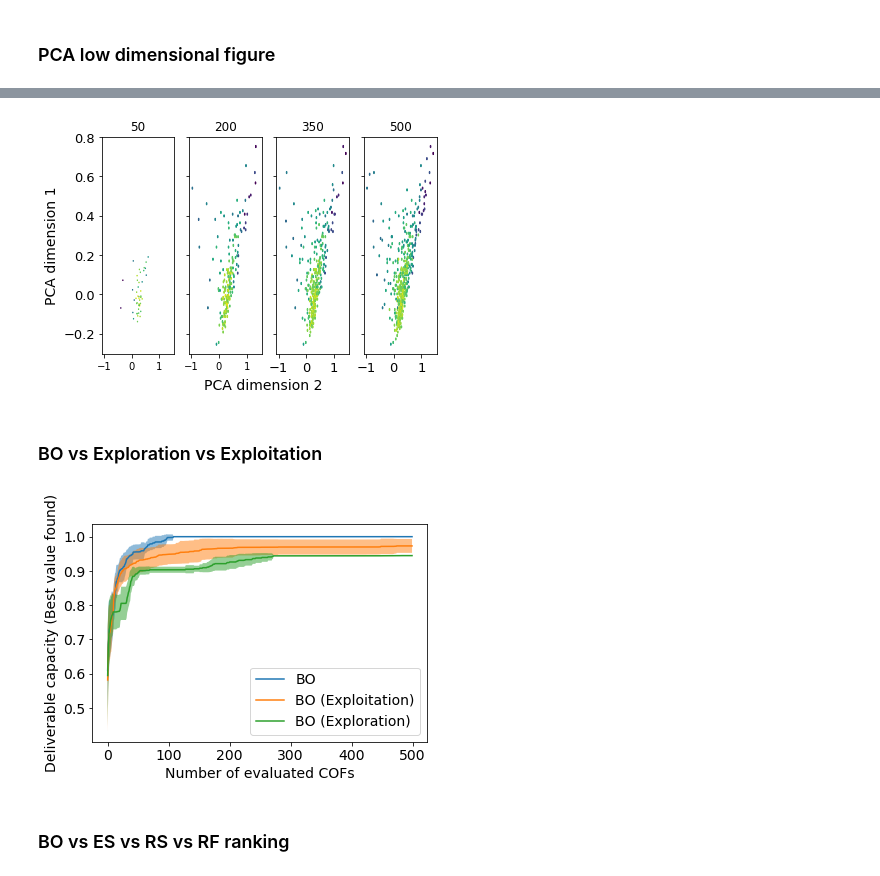
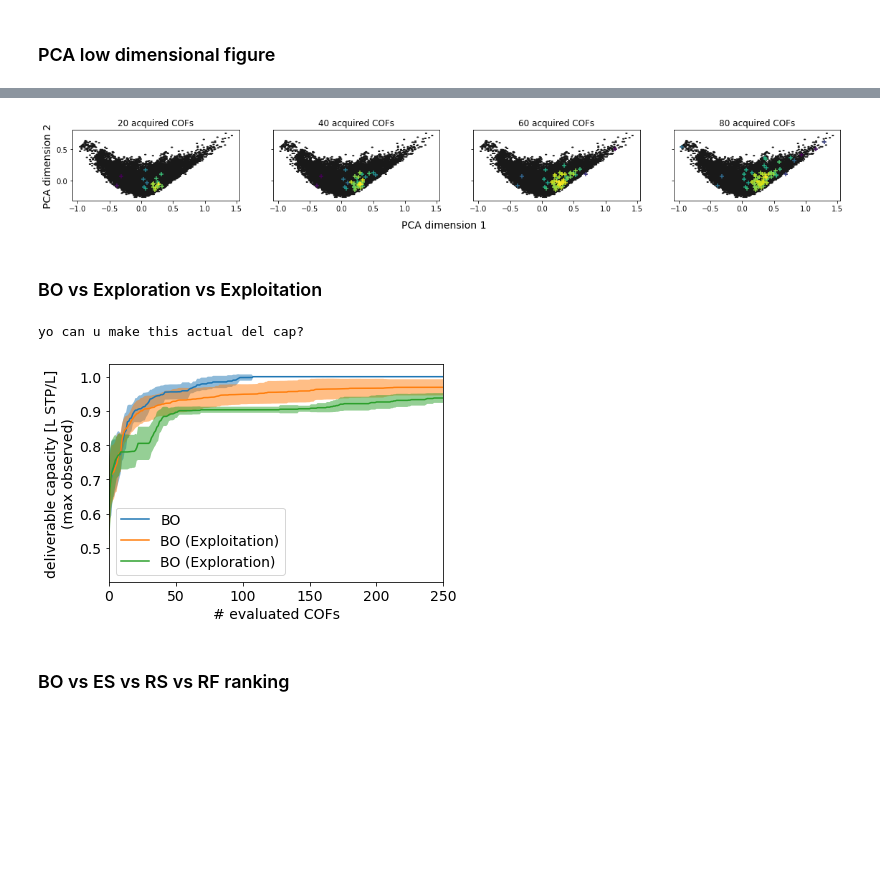
Before and after one commit to aryandeshwal/BO_of_COFs, a Jupyter notebook: COFS_figures.ipynb, the cells around one changed output, grey strips where cells are left out. Cells and saved outputs as stored; diff of their text form; code cells hidden in the pictures; blank space fills up the shorter version.

```diff
--- a/COFS_figures.ipynb
+++ b/COFS_figures.ipynb
@@ -48,33 +60,31 @@ plt.savefig('Hexbin_pca_all_inputs_2dim.pdf')
 # %%
 #low dimensional (PCA) visualization of the points selected by BO
 
 # bo_results.pkl is a torch-compatible dictionary storing BO results
 bo_data = torch.load('bo_results.pkl')
 inputs_selected = bo_data['inputs_selected'][0]
 inputs_selected = pca.transform(inputs_selected) # PCA transform
 bo_outputs = bo_data['outputs'][0]
 #print(len(bo_outputs))
-fig, ax = plt.subplots(1, 4, sharey=True, sharex=True)#, figsize=(14, 4))
-ax[0].hexbin(inputs_selected[:50, 0], inputs_selected[:50, 1], C=bo_outputs[:50])
-ax[0].set_ylabel('PCA dimension 1', fontsize=14)
-ax[0].set_title('50')
-ax[0].tick_params(axis='y', labelsize=13)
+fig, ax = plt.subplots(1, 4, sharey=True, sharex=True, figsize=[3*6.4, 4.8])
+nb_to_show = [20, 40, 60, 80]
+for a in ax:
+    a.set_aspect('equal', 'box')
+    a.hexbin(inputs_low_dim_pca[:, 0], inputs_low_dim_pca[:, 1],C=0.9*np.ones(len(inputs_low_dim_pca[:, 1])), cmap="binary", vmin=0, vmax=1)
+for i in range(4):
+    ax[i].scatter(inputs_selected[:nb_to_show[i], 0], inputs_selected[:nb_to_show[i], 1], c=bo_outputs[:nb_to_show[i]], marker="+")
+    ax[i].set_title('{} acquired COFs'.format(nb_to_show[i]))
+    ax[i].tick_params(axis='x', labelsize=10)
+ax[0].set_ylabel('PCA dimension 2', fontsize=14)
 
-ax[1].hexbin(inputs_selected[:200, 0], inputs_selected[:200, 1], C=bo_outputs[:200])
-ax[1].set_title('200')
-ax[2].hexbin(inputs_selected[:350, 0], inputs_selected[:350, 1], C=bo_outputs[:350])
-ax[2].set_title('350')
-ax[2].tick_params(axis='both', labelsize=13)
+ax[2].tick_params(axis='y', labelsize=0)
 
-ax[3].hexbin(inputs_selected[:500, 0], inputs_selected[:500, 1], C=bo_outputs[:500])
-ax[3].set_title('500')
-ax[3].tick_params(axis='x', labelsize=13)
 
-fig.text(0.5, 0.001, 'PCA dimension 2', ha='center', fontsize=14)
+fig.text(0.5, 0.25, 'PCA dimension 1', ha='center', fontsize=14)
 
 plt.savefig("BO_over_time_pca_hexbin_0.pdf")
 # %% [output]
-[figure, old version]
+[figure, new version]
 # %% [markdown]
 ### BO vs Exploration vs Exploitation
 # %%
@@ -88,20 +98,23 @@ bo_data = return_best_accumulated(torch.load('bo_results.pkl')['outputs_normaliz
 exploitation_data = return_best_accumulated(torch.load('bo_exploitation_results.pkl')['outputs_normalized'])
 exploration_data = return_best_accumulated(torch.load('bo_exploration_results.pkl')['outputs_normalized'])
 
+print("yo can u make this actual del cap?")
 plt.plot(list(range(500)), np.mean(bo_data, axis=0), label='BO')
 plt.fill_between(list(range(500)), np.mean(bo_data, axis=0) - np.std(bo_data, axis=0), np.mean(bo_data, axis=0) + np.std(bo_data, axis=0), alpha=0.5)
 plt.plot(list(range(500)), np.mean(exploitation_data, axis=0), label='BO (Exploitation)')
 plt.fill_between(list(range(500)), np.mean(exploitation_data, axis=0) -  np.std(exploitation_data, axis=0), np.mean(exploitation_data, axis=0) + np.std(exploitation_data, axis=0), alpha=0.5)
 plt.plot(list(range(500)), np.mean(exploration_data, axis=0), label='BO (Exploration)')
 plt.fill_between(list(range(500)), np.mean(exploration_data, axis=0) - np.std(exploration_data, axis=0), np.mean(exploration_data, axis=0) + np.std(exploration_data, axis=0), alpha=0.5)
-plt.xlabel('Number of evaluated COFs', fontsize=14)
-plt.ylabel('Deliverable capacity (Best value found)', fontsize=14)
+plt.xlabel('# evaluated COFs', fontsize=14)
+plt.ylabel('deliverable capacity [L STP/L]\n(max observed)', fontsize=14)
 plt.legend(fontsize=14)
 plt.yticks(fontsize=14)
 plt.xticks(fontsize=14)
+plt.xlim([0, 250])
 plt.savefig("best_value_comparison_BO.pdf")
 # %% [output]
+yo can u make this actual del cap?
-[figure, old version]
+[figure, new version]
 # %% [markdown]
 ### BO vs ES vs RS vs RF ranking
 # %%
```
Also changed, not shown: parts of 4 cells of this notebook.
